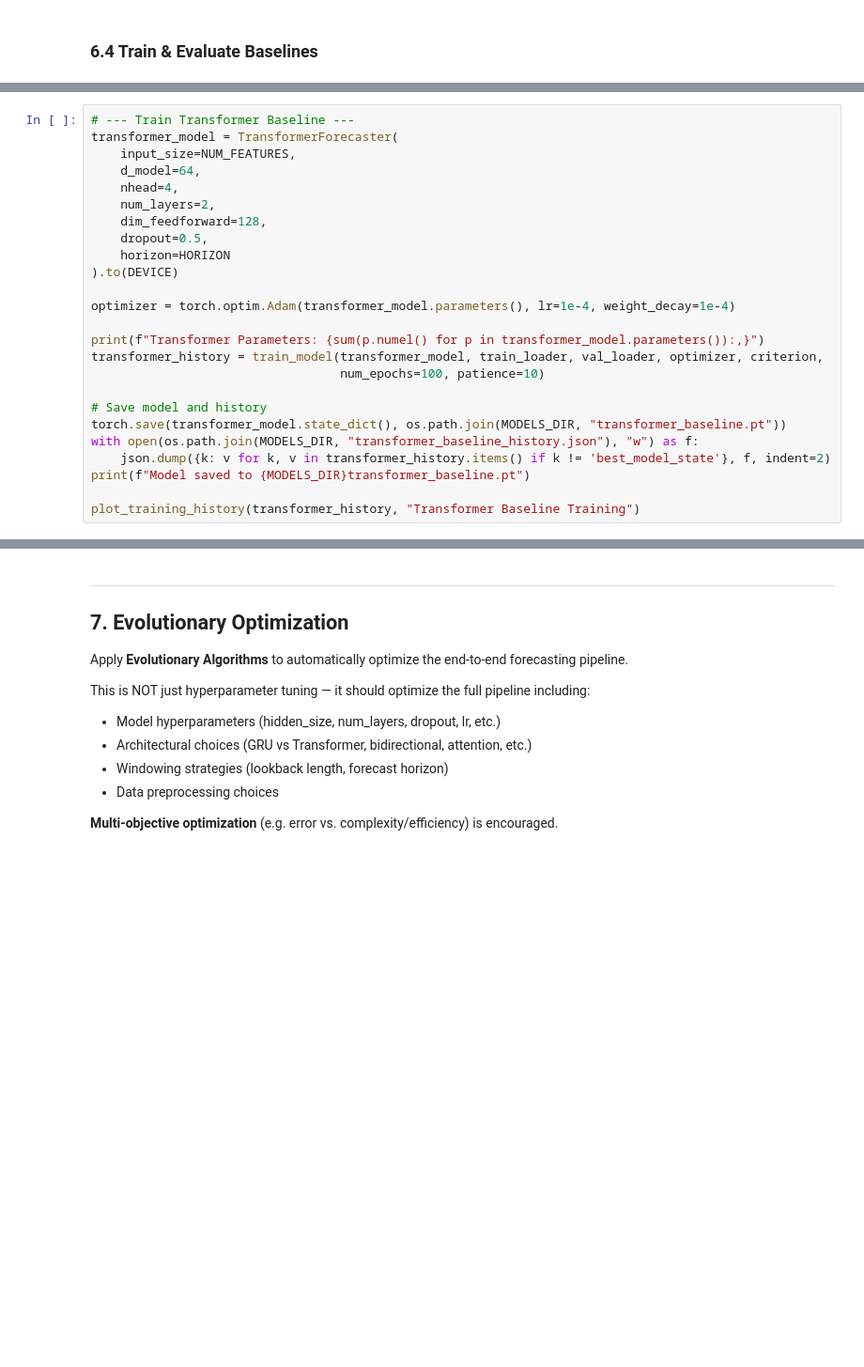
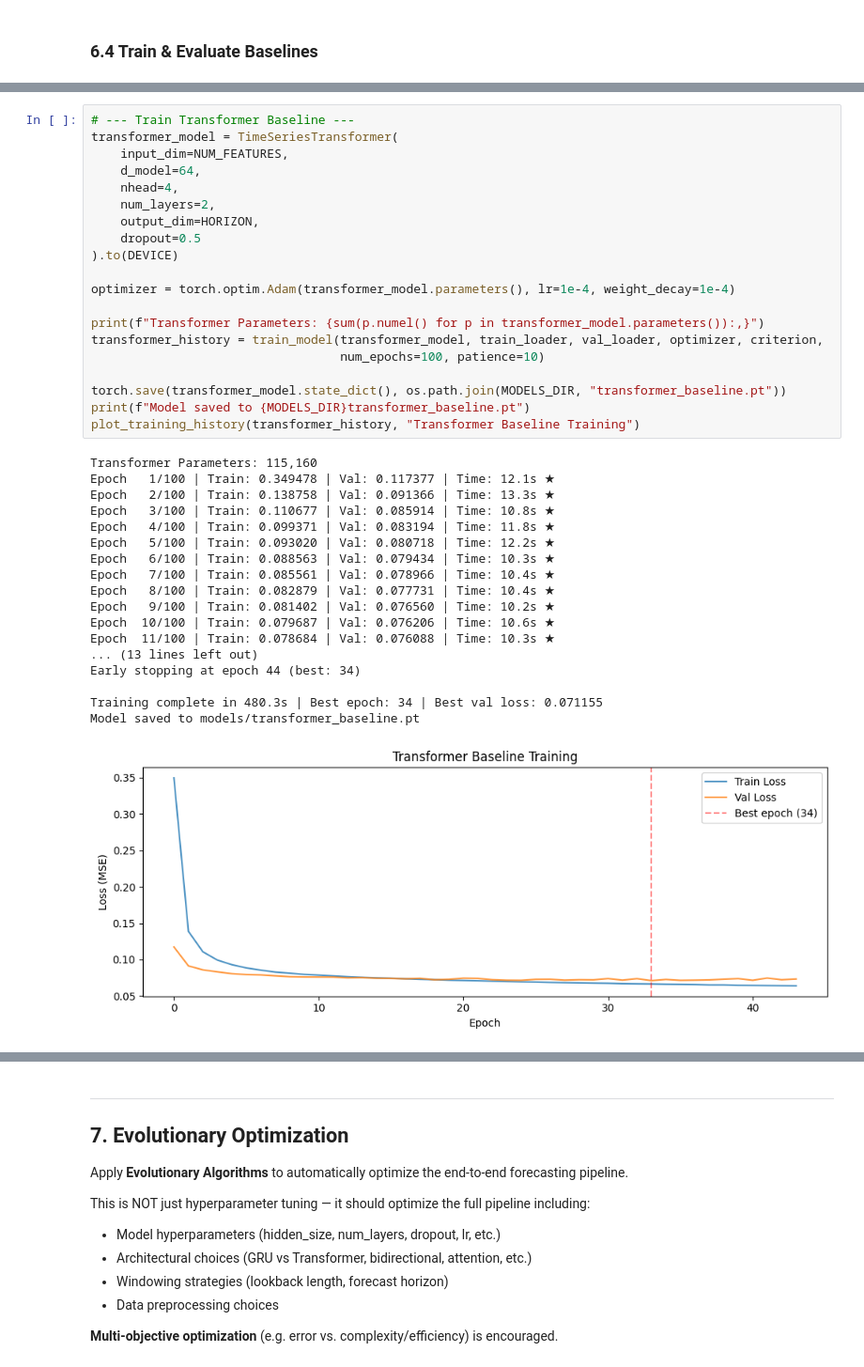
Before and after one commit to dudocas12/Advanced-Time-Series-Forecasting-Optimization-and-Explainability, a Jupyter notebook: main.ipynb, the cells around one changed output, grey strips where cells are left out. Shown at 94% size. Saved outputs shown, nothing was run; the diff lists cells and outputs as text; blank space fills up the shorter version.

```diff
--- a/main.ipynb
+++ b/main.ipynb
@@ -886,28 +906,42 @@ plot_predictions(gru_results['y_true'], gru_results['y_pred'], "GRU Baseline —
 # %%
 # --- Train Transformer Baseline ---
-transformer_model = TransformerForecaster(
-    input_size=NUM_FEATURES,
+transformer_model = TimeSeriesTransformer(
+    input_dim=NUM_FEATURES,
     d_model=64,
     nhead=4,
     num_layers=2,
-    dim_feedforward=128,
-    dropout=0.5,
-    horizon=HORIZON
+    output_dim=HORIZON,
+    dropout=0.5
 ).to(DEVICE)
 
 optimizer = torch.optim.Adam(transformer_model.parameters(), lr=1e-4, weight_decay=1e-4)
 
 print(f"Transformer Parameters: {sum(p.numel() for p in transformer_model.parameters()):,}")
 transformer_history = train_model(transformer_model, train_loader, val_loader, optimizer, criterion,
                                   num_epochs=100, patience=10)
 
-# Save model and history
 torch.save(transformer_model.state_dict(), os.path.join(MODELS_DIR, "transformer_baseline.pt"))
-with open(os.path.join(MODELS_DIR, "transformer_baseline_history.json"), "w") as f:
-    json.dump({k: v for k, v in transformer_history.items() if k != 'best_model_state'}, f, indent=2)
 print(f"Model saved to {MODELS_DIR}transformer_baseline.pt")
-
 plot_training_history(transformer_history, "Transformer Baseline Training")
+# %% [output]
+Transformer Parameters: 115,160
+Epoch   1/100 | Train: 0.349478 | Val: 0.117377 | Time: 12.1s ★
+Epoch   2/100 | Train: 0.138758 | Val: 0.091366 | Time: 13.3s ★
+Epoch   3/100 | Train: 0.110677 | Val: 0.085914 | Time: 10.8s ★
+Epoch   4/100 | Train: 0.099371 | Val: 0.083194 | Time: 11.8s ★
+Epoch   5/100 | Train: 0.093020 | Val: 0.080718 | Time: 12.2s ★
+Epoch   6/100 | Train: 0.088563 | Val: 0.079434 | Time: 10.3s ★
+Epoch   7/100 | Train: 0.085561 | Val: 0.078966 | Time: 10.4s ★
+Epoch   8/100 | Train: 0.082879 | Val: 0.077731 | Time: 10.4s ★
+Epoch   9/100 | Train: 0.081402 | Val: 0.076560 | Time: 10.2s ★
+Epoch  10/100 | Train: 0.079687 | Val: 0.076206 | Time: 10.6s ★
+Epoch  11/100 | Train: 0.078684 | Val: 0.076088 | Time: 10.3s ★
+... (13 lines left out)
+Early stopping at epoch 44 (best: 34)
+
+Training complete in 480.3s | Best epoch: 34 | Best val loss: 0.071155
+Model saved to models/transformer_baseline.pt
+[figure, added]
 # %%
 # --- Evaluate Transformer Baseline ---
 # To load without retraining, uncomment:
```
Also changed, not shown: parts of 4 cells of this notebook, 1 other file.
